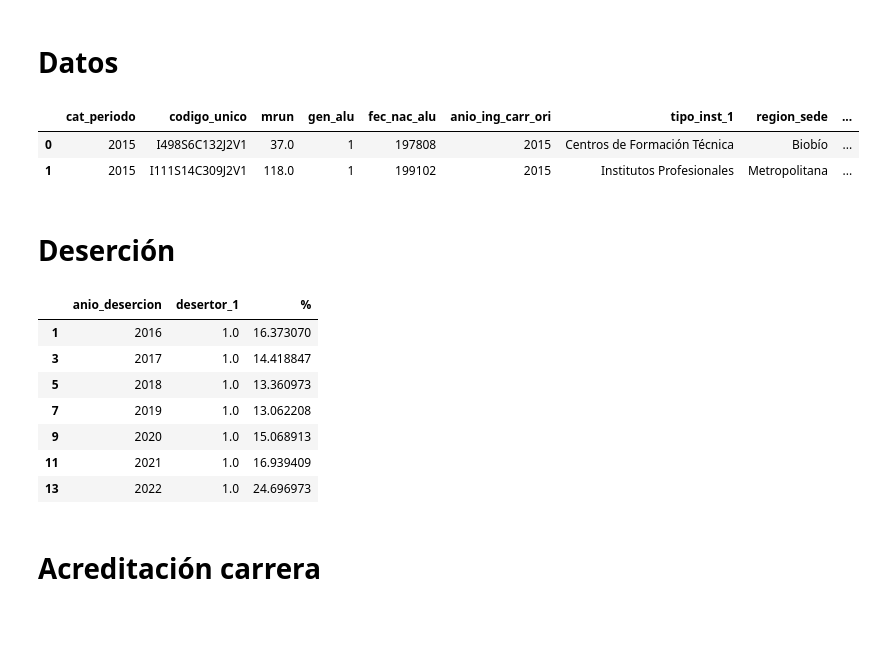
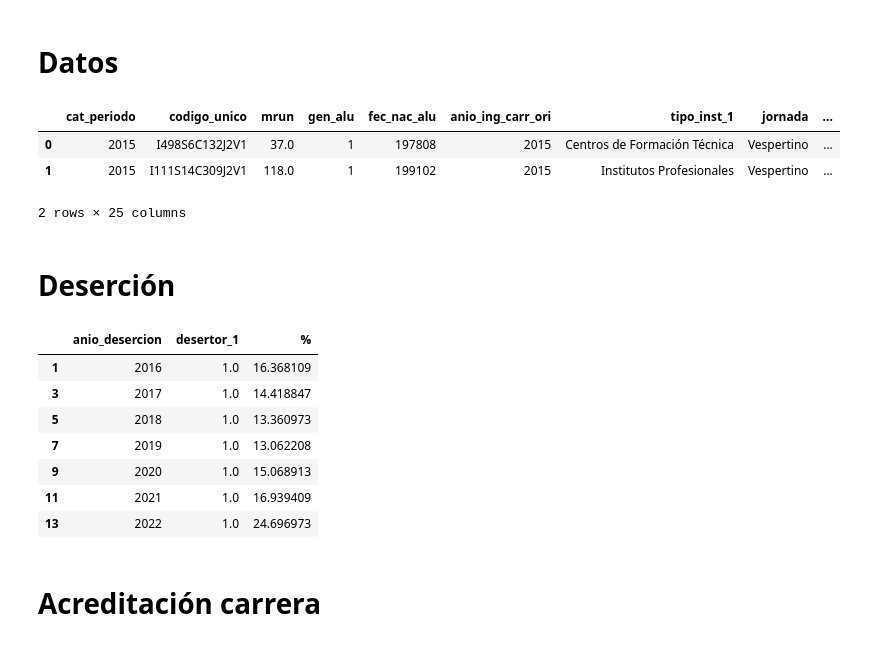
Before and after one commit to GianniCatBug/MDS7201-mineduc-desercion, a Jupyter notebook: notebooks/4.2-exploracion-datos-becas-acreditacion.ipynb, the cells around one changed output. Cells and saved outputs as stored; diff of their text form; code cells hidden in the pictures.

```diff
--- a/notebooks/4.2-exploracion-datos-becas-acreditacion.ipynb
+++ b/notebooks/4.2-exploracion-datos-becas-acreditacion.ipynb
@@ -25,12 +26,13 @@ BASE = "/media/giani/Gianicosas/Magister/Proyecto/"
 # %% [markdown]
 # Datos
 # %%
-df = pd.read_csv(f"{BASE}work_data/matriz_desercion_2.csv.gz")
+df = pd.read_csv(f"{BASE}work_data/matriz_desercion_5.csv.gz")
 df.head(2)
 # %% [output]
-|  | cat_periodo | codigo_unico | mrun | gen_alu | fec_nac_alu | anio_ing_carr_ori | tipo_inst_1 | region_sede | ... |
-| 0 | 2015 | I498S6C132J2V1 | 37.0 | 1 | 197808 | 2015 | Centros de Formación Técnica | Biobío | ... |
-| 1 | 2015 | I111S14C309J2V1 | 118.0 | 1 | 199102 | 2015 | Institutos Profesionales | Metropolitana | ... |
+|  | cat_periodo | codigo_unico | mrun | gen_alu | fec_nac_alu | anio_ing_carr_ori | tipo_inst_1 | jornada | ... |
+| 0 | 2015 | I498S6C132J2V1 | 37.0 | 1 | 197808 | 2015 | Centros de Formación Técnica | Vespertino | ... |
+| 1 | 2015 | I111S14C309J2V1 | 118.0 | 1 | 199102 | 2015 | Institutos Profesionales | Vespertino | ... |
+2 rows × 25 columns
 # %% [markdown]
 # Deserción
 # %%
@@ -41,7 +43,7 @@ porc_des = porc_des[porc_des["desertor_1"]==1]
 porc_des
 # %% [output]
 |  | anio_desercion | desertor_1 | % |
-| 1 | 2016 | 1.0 | 16.373070 |
+| 1 | 2016 | 1.0 | 16.368109 |
 | 3 | 2017 | 1.0 | 14.418847 |
 | 5 | 2018 | 1.0 | 13.360973 |
 | 7 | 2019 | 1.0 | 13.062208 |
```
Also changed, not shown: parts of 15 cells of this notebook, 7 other files.
